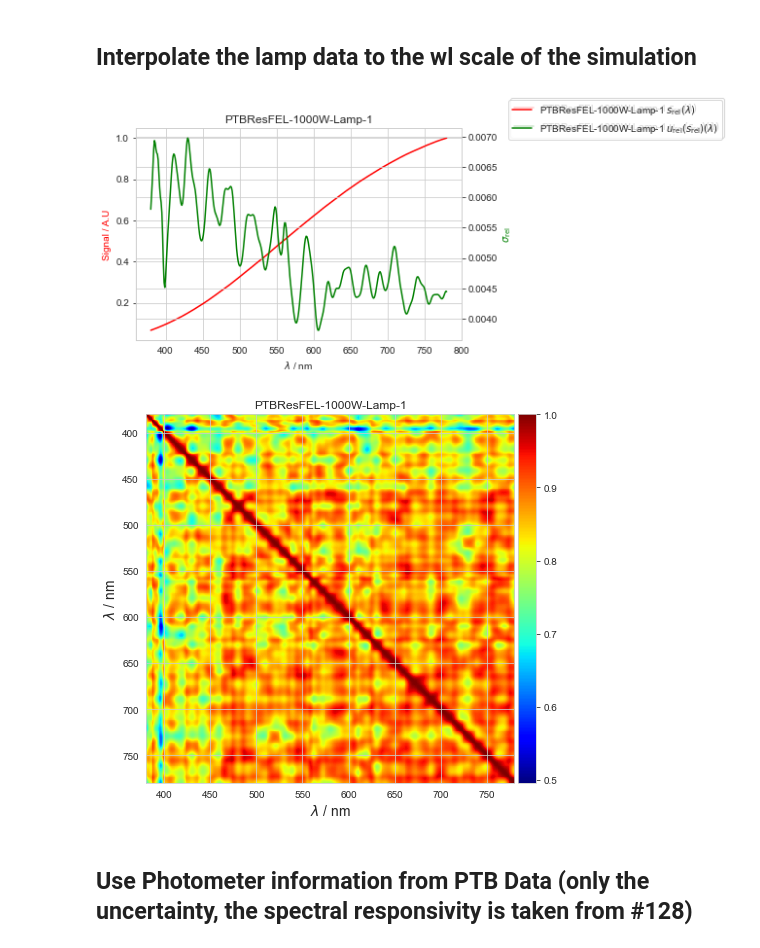
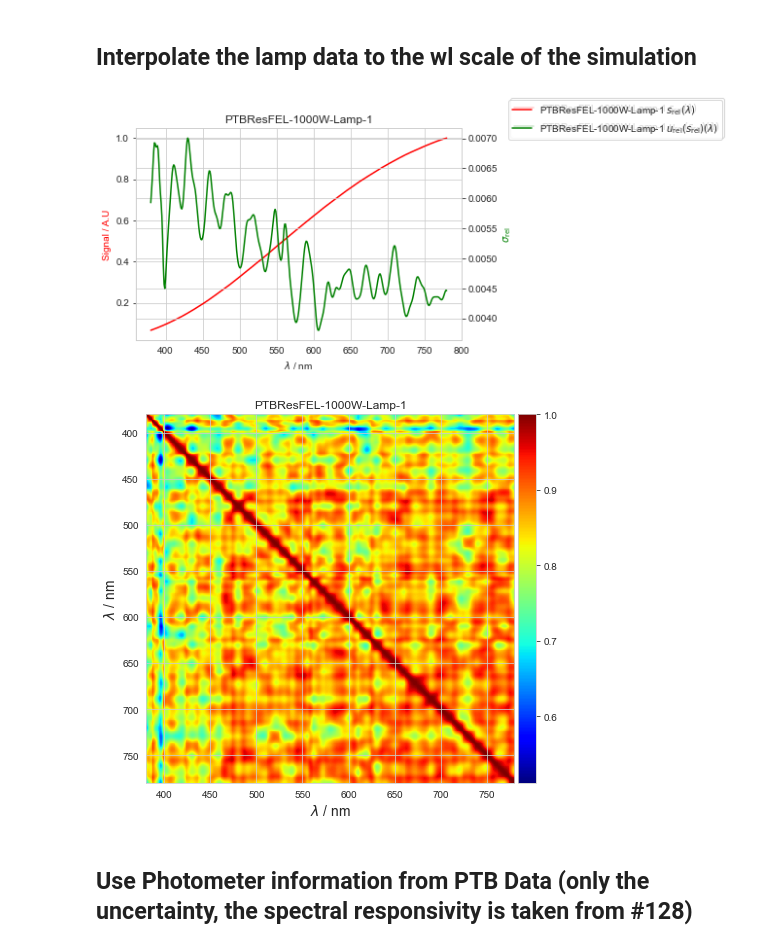
Before and after one commit to empir19nrm02/empir19nrm02, a Jupyter notebook: empir19nrm02/Jupyter/NewRad2023.ipynb, the cells around one changed output. Drawn from its saved outputs; the diff is of its cells as text; code cells hidden in the pictures.

```diff
--- a/empir19nrm02/Jupyter/NewRad2023.ipynb
+++ b/empir19nrm02/Jupyter/NewRad2023.ipynb
@@ -45,6 +45,9 @@ detector_tmp = np.vstack((_detectors[0], _detectors[det_number]))
 # wavelength scale for further use
 wl = lx.getwlr((380,780,1))
 
+# MCS
+trials = 2000
+
 detector = lx.cie_interp(detector_tmp, wl, kind='S')
 detector_norm, f1p = display_responsivity('VLDetectors', detector, cieobs=cieobs, s_target_index=2, out_dir=out_dir, S_C=S_C, spectrum_color=spectrum_color, plots=['plot1'])
 print( f'f1prime={f1p[0]*100:0.2} %')
@@ -197,19 +200,19 @@ plotCorrelation(mcVectorVarFEL.setData.corr_matrix, wlFEL, str_FEL_file)
 # %%
 # put the data at the same WL-Scale
 if len(wl) != mcVectorVarFEL.elements:
-    mcVectorVarFEL.interpolate(wl, wlFEL, trials=100000)
+    mcVectorVarFEL.interpolate(wl, wlFEL, trials=trials)
 
 fig, ax1, ax2 = plotMCResult(wl, mcVectorVarFEL.setData, str_FEL_file)
 fig.legend(bbox_to_anchor=(1,1), loc="upper left")
 save_fig(out_dir, 'FEL_SDi')
 
 plotCorrelation(mcVectorVarFEL.setData.corr_matrix, wl, str_FEL_file)
 save_fig(out_dir, 'FEL_Corri')
 
 _spectra = np.vstack((wl, mcVectorVarFEL.setData.v_mean))
 # %% [output]
-[figure, old version]
+[figure, new version]
-[figure, old version]
+[figure, new version]
 # %% [markdown]
 ## Use Photometer information from PTB Data (only the uncertainty, the spectral responsivity is taken from #128)
 # %%
```
Also changed, not shown: parts of 17 cells of this notebook.
